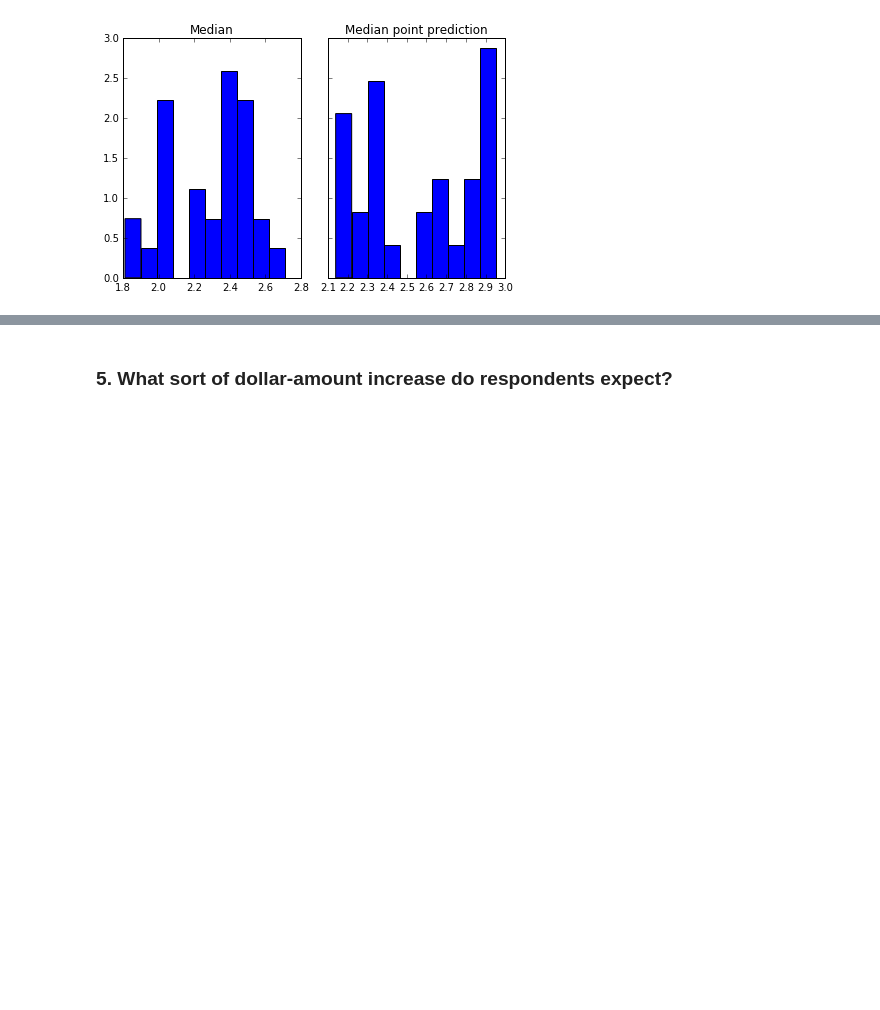
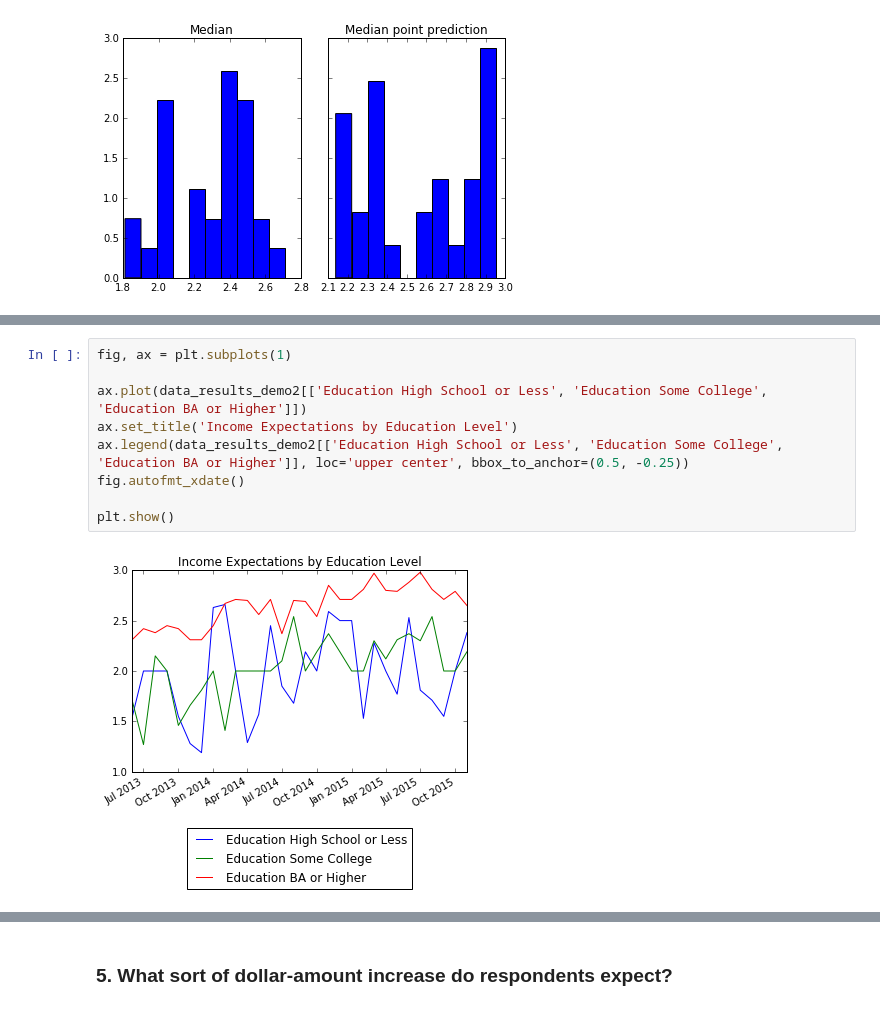
Before and after one commit to jhamski/IS602_Project, a Jupyter notebook: IS602_FinalProject_JHamski.ipynb, the cells around one changed output, grey strips where cells are left out. Drawn from its saved outputs; the diff is of its cells as text; blank space fills up the shorter version.

```diff
--- a/IS602_FinalProject_JHamski.ipynb
+++ b/IS602_FinalProject_JHamski.ipynb
@@ -187,0 +191,11 @@ plt.show()
+# %%
+fig, ax = plt.subplots(1)
+
+ax.plot(data_results_demo2[['Education High School or Less', 'Education Some College', 'Education BA or Higher']])
+ax.set_title('Income Expectations by Education Level')
+ax.legend(data_results_demo2[['Education High School or Less', 'Education Some College', 'Education BA or Higher']], loc='upper center', bbox_to_anchor=(0.5, -0.25))
+fig.autofmt_xdate()
+
+plt.show()
+# %% [output]
+[figure, added]
```
Also changed, not shown: parts of 36 cells of this notebook.
